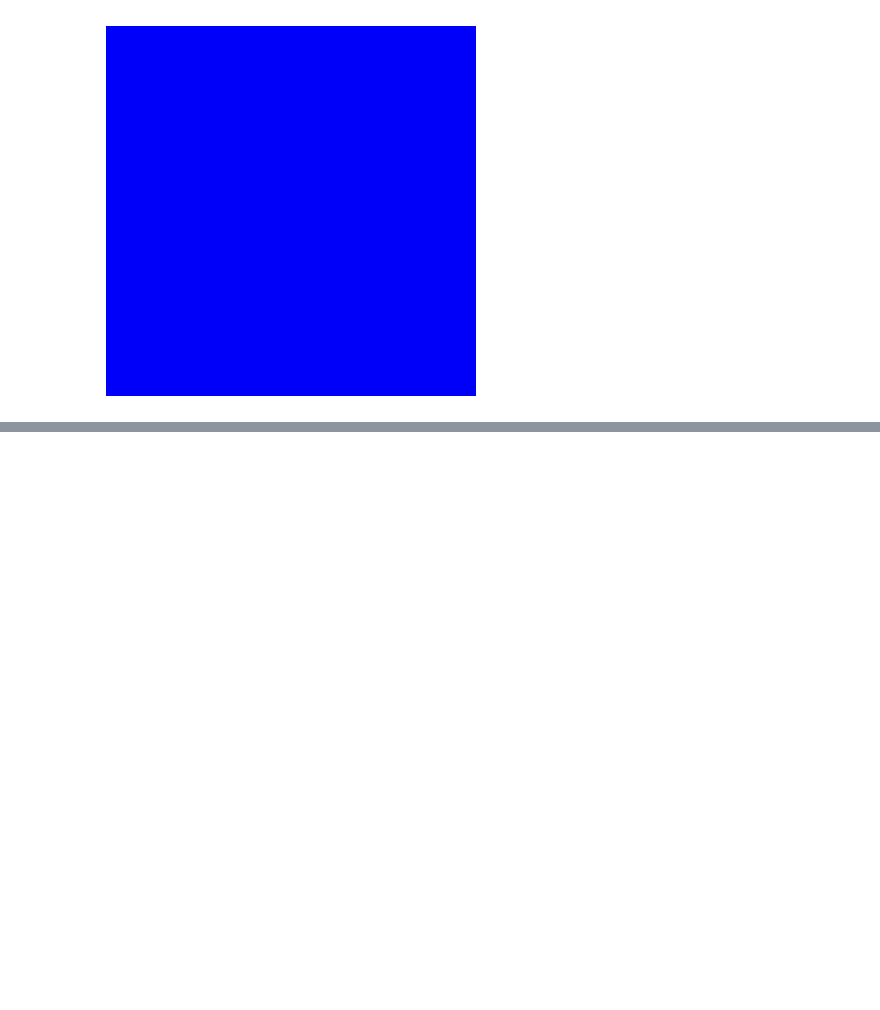
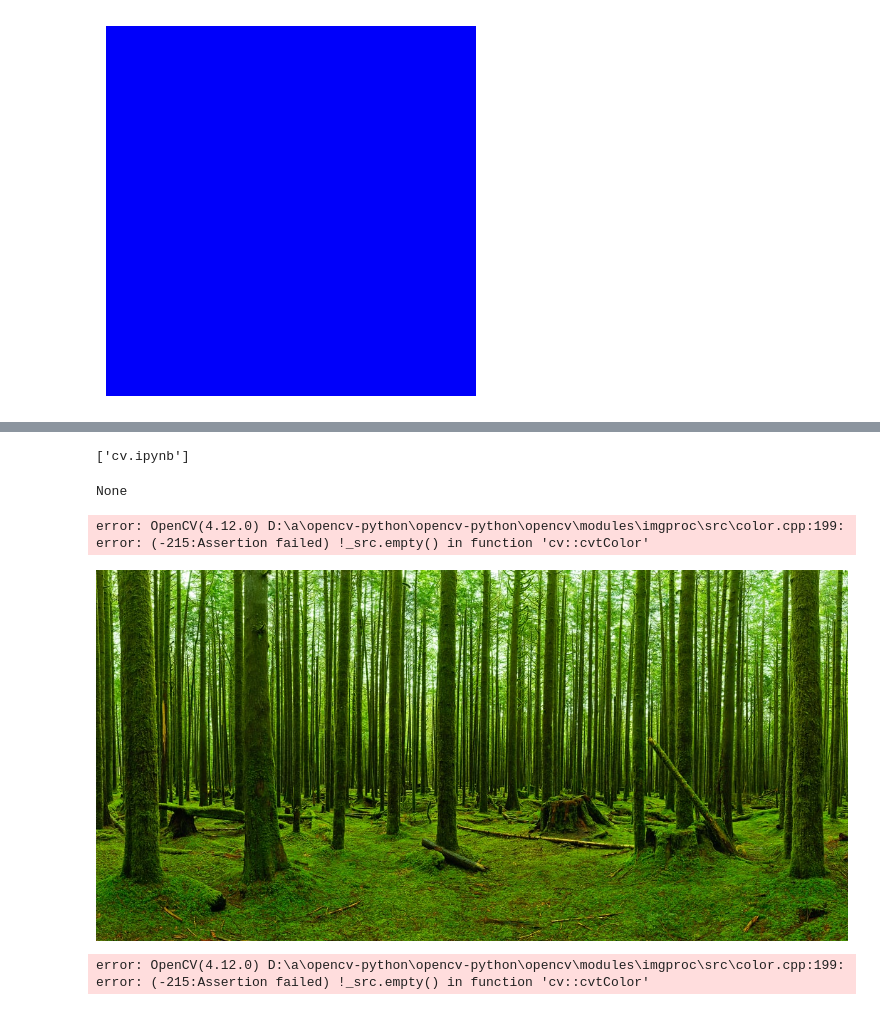
Before and after one commit to Avdhoot-Ukirde/Computer-Vision-Project, a Jupyter notebook: computer-vision/cv.ipynb, the cells around one changed output, grey strips where cells are left out. Saved outputs shown, nothing was run; the diff lists cells and outputs as text; code cells hidden in the pictures; blank space fills up the shorter version.

Commit message:
image harrr cascade issue

```diff
--- a/computer-vision/cv.ipynb
+++ b/computer-vision/cv.ipynb
@@ -127,0 +143,5 @@ cv2.destroyAllWindows()
+# %%
+import os
+print(os.listdir())
+# %% [output]
+['cv.ipynb']
@@ -127,0 +151,28 @@ cv2.destroyAllWindows()
+# %%
+a = cv2.imread("p2.jpg")
+print(a)
+
+# img = cv2.imread("p1.jpg")  #alternative
+# img
+# %% [output]
+None
+# %%
+
+img = cv2.imread("p2.jpg")
+img = cv2.cvtColor(img, cv2.COLOR_BGR2RGB)  # convert BGR → RGB
+
+plt.imshow(img)
+plt.axis("off")
+plt.show()
+# %% [output]
+error: OpenCV(4.12.0) D:\a\opencv-python\opencv-python\opencv\modules\imgproc\src\color.cpp:199: error: (-215:Assertion failed) !_src.empty() in function 'cv::cvtColor'
+# %%
+from PIL import Image
+
+img = Image.open("p1.jpg")
+img.show()   # opens in system default viewer (not inline)
+
+# To show inline in notebook
+display(img)
+# %% [output]
+[figure, added]
@@ -127,0 +184,14 @@ cv2.destroyAllWindows()
+# %%
+img = cv2.imread("p2.jpg")
+
+
+img = cv2.imread("p2.jpg")
+gray = cv2.cvtColor(img, cv2.COLOR_BGR2GRAY)
+
+model = cv2.CascadeClassifier(r"C:\Users\avdhoot\OneDrive\Desktop\Virtual-Environment-streamlit-Prediction-model\Computer-Vision-Project\haarcascade_frontalface_default.xml")
+faces = model.detectMultiScale(gray, scaleFactor=1.1, minNeighbors=5)
+
+print(faces)
+print(faces)
+# %% [output]
+error: OpenCV(4.12.0) D:\a\opencv-python\opencv-python\opencv\modules\imgproc\src\color.cpp:199: error: (-215:Assertion failed) !_src.empty() in function 'cv::cvtColor'
```
Also changed, not shown: parts of 5 cells of this notebook.
